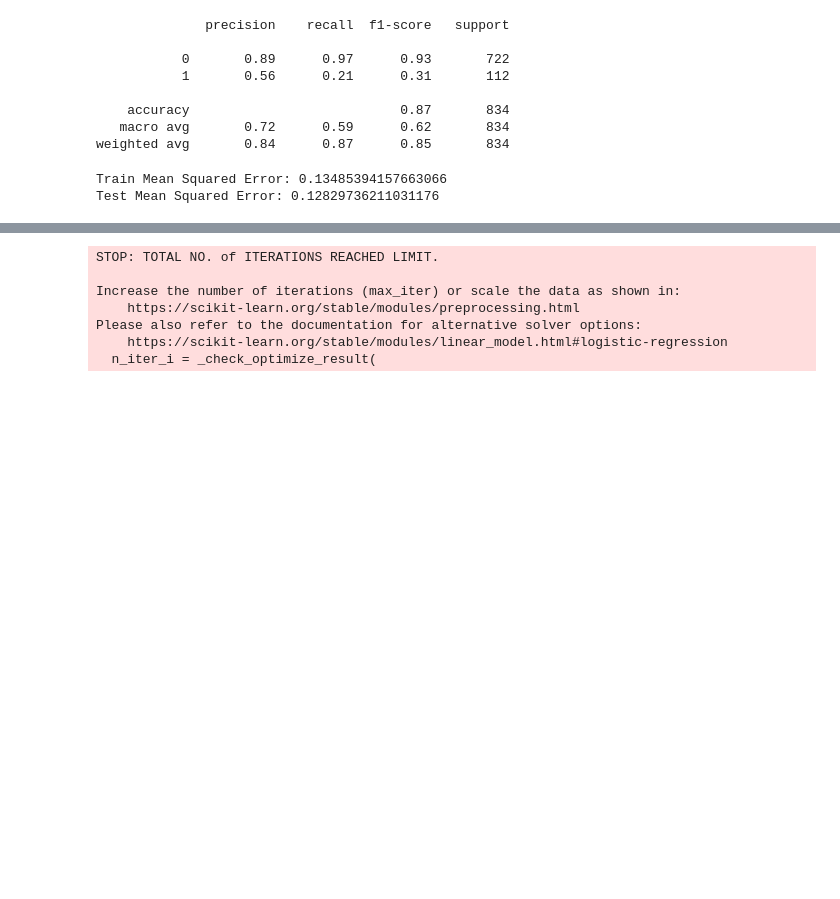
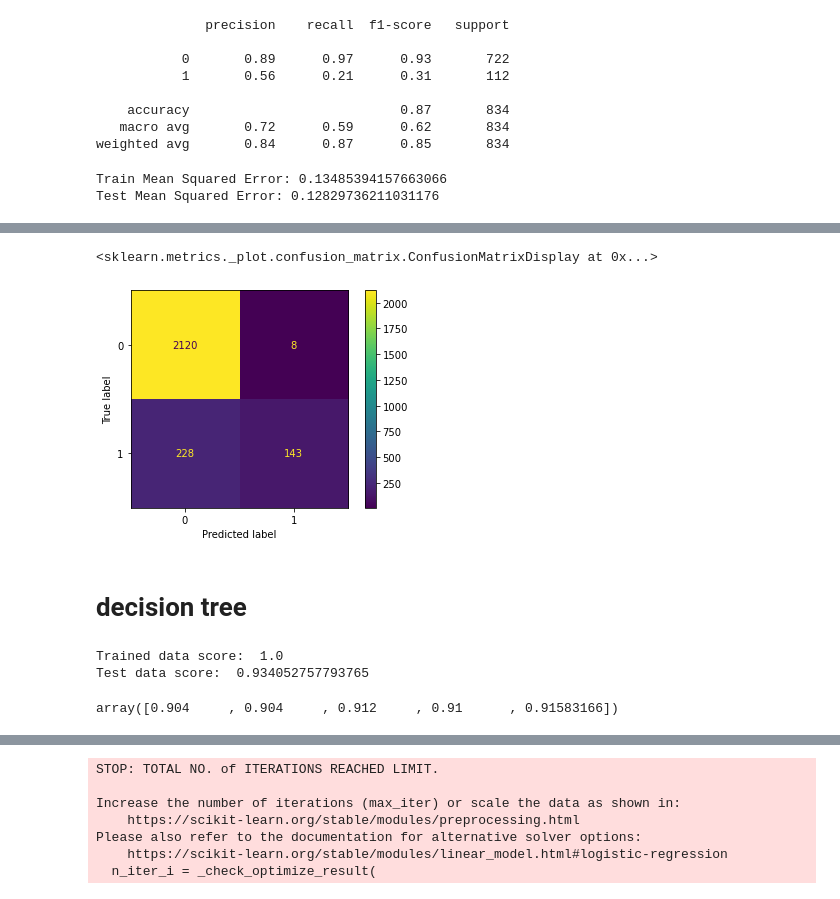
Before and after one commit to williamm243/customer_retention, a Jupyter notebook: customer.ipynb, the cells around one changed output, grey strips where cells are left out. Cells and saved outputs as stored; diff of their text form; code cells hidden in the pictures; blank space fills up the shorter version.

```diff
--- a/customer.ipynb
+++ b/customer.ipynb
@@ -394,0 +397,9 @@ Test Mean Squared Error: 0.12829736211031176
+# %%
+from sklearn.neighbors import KNeighborsClassifier
+knn = KNeighborsClassifier(n_neighbors=4)
+
+knn.fit(X_train_scaled, y_train)
+knn_y_pred = knn.predict(X_test_scaled)
+knn_y_pred_proba = knn.predict_proba(X_test_scaled)
+
+knn_y_pred_proba
@@ -394,0 +439,31 @@ Test Mean Squared Error: 0.12829736211031176
+# %%
+ConfusionMatrixDisplay.from_estimator(knn, X_train_scaled, y_train)
+# %% [output]
+<sklearn.metrics._plot.confusion_matrix.ConfusionMatrixDisplay at 0x...>
+[figure, added]
+# %% [markdown]
+# decision tree
+# %%
+# Decision Tree
+from sklearn.tree import DecisionTreeClassifier
+tree = DecisionTreeClassifier(random_state=29)
+
+tree.fit(X_train_scaled, y_train)
+y_tree_pred = tree.predict(X_test_scaled)
+
+# Scoring on trained data
+tree_train_score = tree.score(X_train_scaled, y_train)
+print('Trained data score: ', tree_train_score)
+
+# Scoring on test data
+tree_test_score = tree.score(X_test_scaled, y_test)
+print('Test data score: ', tree_test_score)
+# %% [output]
+Trained data score:  1.0
+Test data score:  0.934052757793765
+# %%
+# Cross Validation
+tree_cv = cross_val_score(tree, X_train_scaled, y_train)
+tree_cv
+# %% [output]
+array([0.904     , 0.904     , 0.912     , 0.91      , 0.91583166])
```
Also changed, not shown: parts of 13 cells of this notebook, 1 other file.
